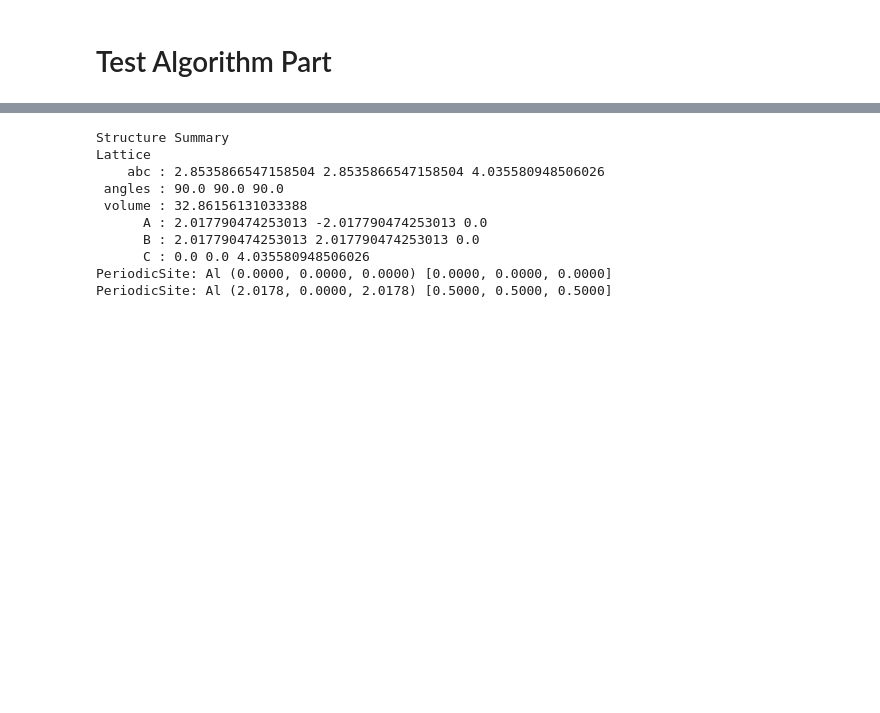
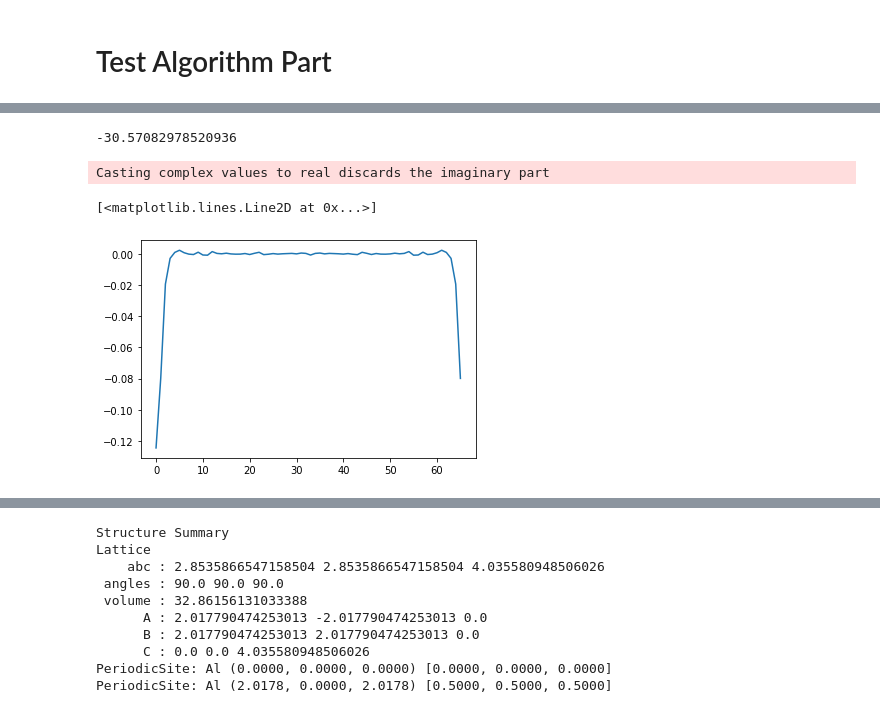
Before and after one commit to acloots2/Thesis_SURFASCOPE, a Jupyter notebook: MatrixSum.ipynb, the cells around one changed output, grey strips where cells are left out. Drawn from its saved outputs; the diff is of its cells as text; code cells hidden in the pictures; blank space fills up the shorter version.

```diff
--- a/MatrixSum.ipynb
+++ b/MatrixSum.ipynb
@@ -185,0 +287,15 @@ dim = np.load("dim.npy")
+# %%
+-341.344/abs(-12.10674+9.87165)**3
+# %% [output]
+-30.57082978520936
+# %%
+x, y = 6, 7
+chi = np.zeros((11, 66), dtype = complex)
+for i in range(8):
+    for j in range(8):
+        chi = chi+chi0rr[i, j, 0, i, j, :]
+plt.plot(chi[4, :]/64)
+# %% [output]
+Casting complex values to real discards the imaginary part
+[<matplotlib.lines.Line2D at 0x...>]
+[figure, added]
```
Also changed, not shown: parts of 25 cells of this notebook, 2 other files.
